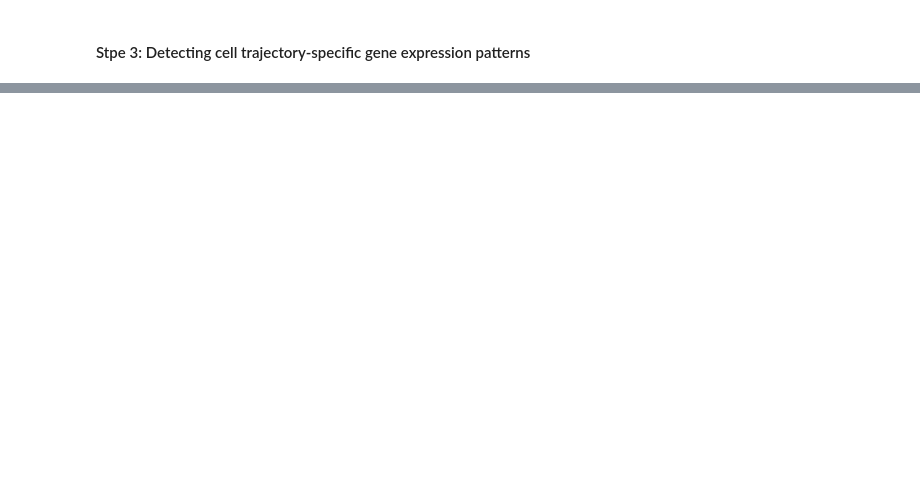
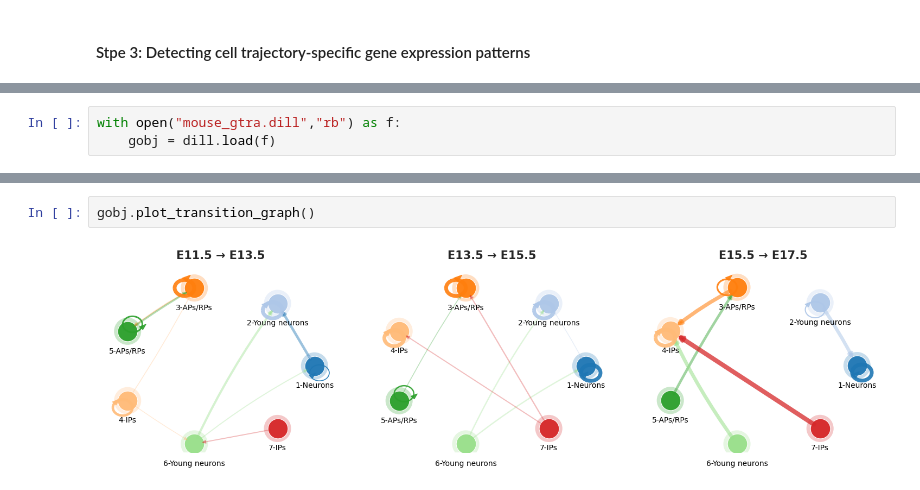
Before and after one commit to wodus1035/2025_GTra, a Jupyter notebook: tutorials/tutorial.ipynb, the cells around one changed output, grey strips where cells are left out. Drawn from its saved outputs; the diff is of its cells as text; blank space fills up the shorter version.

```diff
--- a/tutorials/tutorial.ipynb
+++ b/tutorials/tutorial.ipynb
@@ -118,0 +99,3 @@ AttributeError: 'list' object has no attribute 'rfind'
+# %%
+with open("mouse_gtra.dill","rb") as f:
+    gobj = dill.load(f)
@@ -118,0 +111,4 @@ AttributeError: 'list' object has no attribute 'rfind'
+# %%
+gobj.plot_transition_graph()
+# %% [output]
+[figure, added]
```
Also changed, not shown: parts of 16 cells of this notebook, 31 other files.
